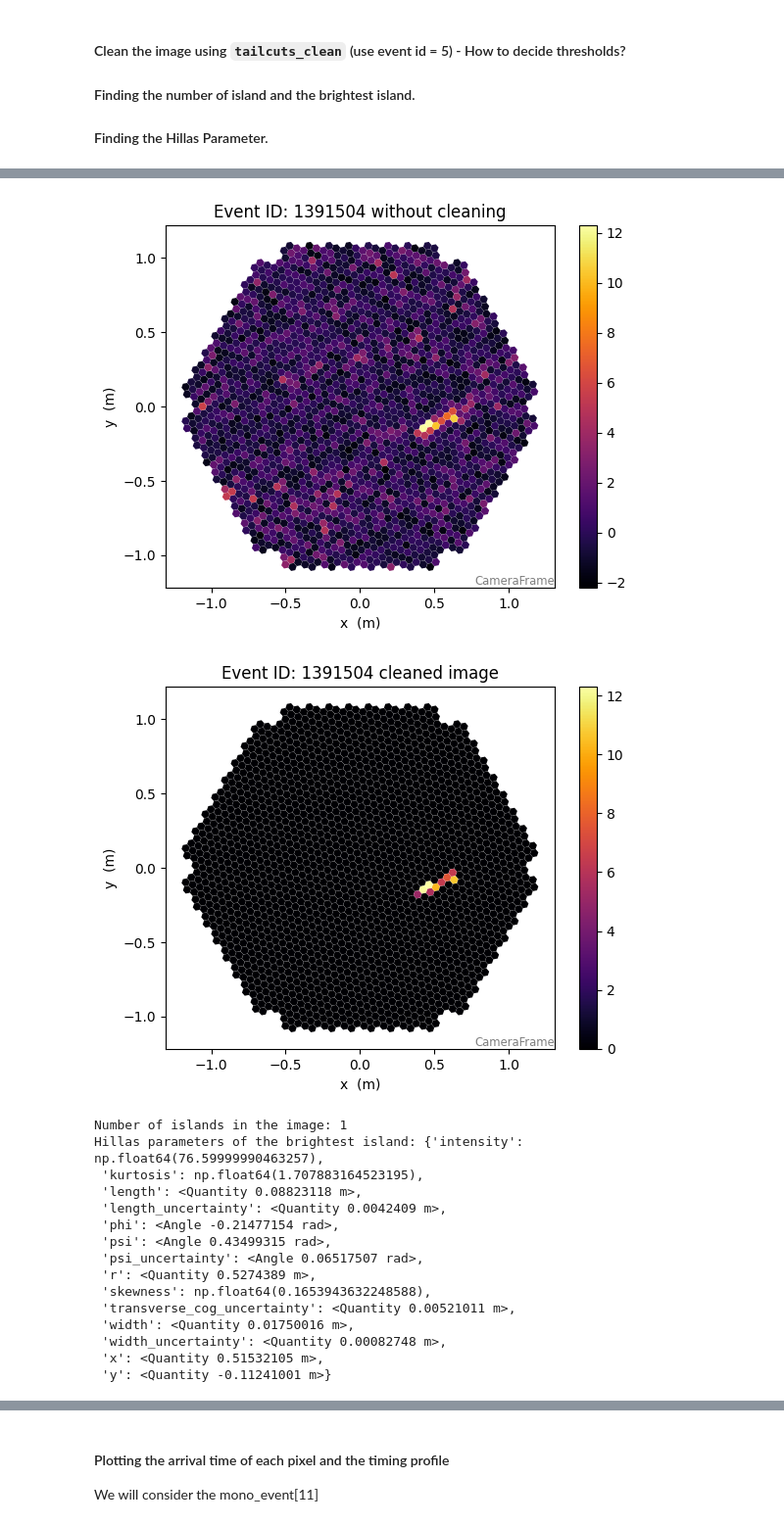
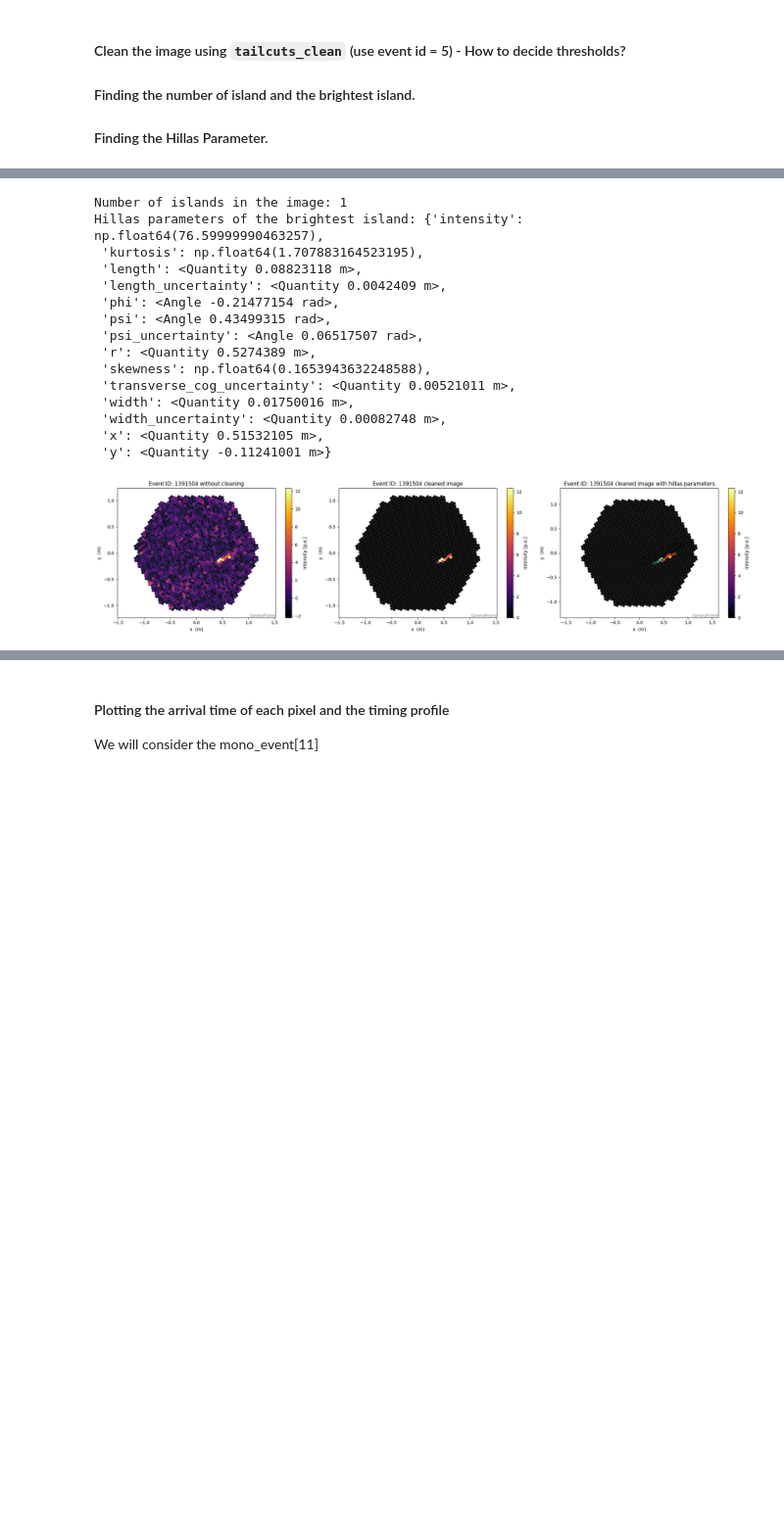
Before and after one commit to DikshitaH2025/AstroParticle-Cosmic-and-GammaRay-Physics, a Jupyter notebook: Mono_Reconstruction.ipynb, the cells around one changed output, grey strips where cells are left out. Shown at 98% size. Drawn from its saved outputs; the diff is of its cells as text; code cells hidden in the pictures; blank space fills up the shorter version.

```diff
--- a/Mono_Reconstruction.ipynb
+++ b/Mono_Reconstruction.ipynb
@@ -257,69 +265,65 @@ Hillas parameters of the brightest island: {'intensity': np.float64(499.70000267
 # %%
 #Plotting the initial image without any clean up
-event=mono_events[50]
+event = mono_events[50]
 image = event.dl1.tel[tel_id].image #considering only the 5th event for analysis
 geom = subarray.tel[tel_id].camera.geometry
-disp = CameraDisplay(geom, image=image)
-disp.add_colorbar()
-plt.title(f"Event ID: {event.index.event_id} without cleaning")
-plt.show()
 
 #Adding the cleaned image
-#This is to remove the noise pixels
 clean_mask = tailcuts_clean(geom, image, picture_thresh=10, boundary_thresh=5)
-#picture_thresh is to select the strongest pixel in the image.
-#boundary_thresh comsiders the min imtensity of the pixels surrounding the main shower.
 clean_image = image.copy()
 clean_image[~clean_mask] = 0
-
-disp = CameraDisplay(geom, image=clean_image)
-disp.add_colorbar()
-
-plt.title(f"Event ID: {event.index.event_id} cleaned image")
-plt.show()
-
-
 
 #Finding the number of islands in the image
 n_islands, island_labels = number_of_islands(geom, clean_mask)
 print(f"Number of islands in the image: {n_islands}")
 
 #Saving the brightest island in the image
-#The brightest island is the one with the highest total pixel intensity
 mask = largest_island(island_labels)
-
 
 #combining the mask of the brightest island with the clean mask to get the final mask
 final_mask = clean_mask & mask
 
 #Making the final image
 final_image = clean_image * final_mask
 
 #Computing the hillas parameters of the brightest island
 hillas = hillas_parameters(geom[final_mask], image[final_mask])
 print(f"Hillas parameters of the brightest island: {hillas}")
 
-#Plotting the cleaned image with the hillas parameters
-disp = CameraDisplay(geom, image=final_image)
+#Adding the plots in subplots
+fig, axes = plt.subplots(1, 3, figsize=(21, 5))
+
+plt.sca(axes[0])
+disp = CameraDisplay(geom, image=image, ax=axes[0])
+disp.add_colorbar(ax=axes[0], label="Intensity [p.e.]")
+plt.title(f"Event ID: {event.index.event_id} without cleaning")
+
+plt.sca(axes[1])
+disp = CameraDisplay(geom, image=clean_image, ax=axes[1])
+disp.add_colorbar(ax=axes[1], label="Intensity [p.e.]")
+plt.title(f"Event ID: {event.index.event_id} cleaned image")
+
+plt.sca(axes[2])
+disp = CameraDisplay(geom, image=final_image, ax=axes[2])
 disp.overlay_moments(hillas)
-disp.add_colorbar()
+disp.add_colorbar(ax=axes[2], label="Intensity [p.e.]")
 plt.title(f"Event ID: {event.index.event_id} cleaned image with hillas parameters")
-plt.show()
+
+plt.tight_layout()
 # %% [output]
+Number of islands in the image: 1
+Hillas parameters of the brightest island: {'intensity': np.float64(76.59999990463257),
+ 'kurtosis': np.float64(1.707883164523195),
+ 'length': <Quantity 0.08823118 m>,
+ 'length_uncertainty': <Quantity 0.0042409 m>,
+ 'phi': <Angle -0.21477154 rad>,
+ 'psi': <Angle 0.43499315 rad>,
+ 'psi_uncertainty': <Angle 0.06517507 rad>,
+ 'r': <Quantity 0.5274389 m>,
+ 'skewness': np.float64(0.1653943632248588),
+ 'transverse_cog_uncertainty': <Quantity 0.00521011 m>,
+ 'width': <Quantity 0.01750016 m>,
+ 'width_uncertainty': <Quantity 0.00082748 m>,
+ 'x': <Quantity 0.51532105 m>,
+ 'y': <Quantity -0.11241001 m>}
-[figure, old version]
+[figure, new version]
-[figure, removed]
-Number of islands in the image: 1
-Hillas parameters of the brightest island: {'intensity': np.float64(76.59999990463257),
- 'kurtosis': np.float64(1.707883164523195),
- 'length': <Quantity 0.08823118 m>,
- 'length_uncertainty': <Quantity 0.0042409 m>,
- 'phi': <Angle -0.21477154 rad>,
- 'psi': <Angle 0.43499315 rad>,
- 'psi_uncertainty': <Angle 0.06517507 rad>,
- 'r': <Quantity 0.5274389 m>,
- 'skewness': np.float64(0.1653943632248588),
- 'transverse_cog_uncertainty': <Quantity 0.00521011 m>,
- 'width': <Quantity 0.01750016 m>,
- 'width_uncertainty': <Quantity 0.00082748 m>,
- 'x': <Quantity 0.51532105 m>,
- 'y': <Quantity -0.11241001 m>}
```
Also changed, not shown: parts of 12 cells of this notebook.
